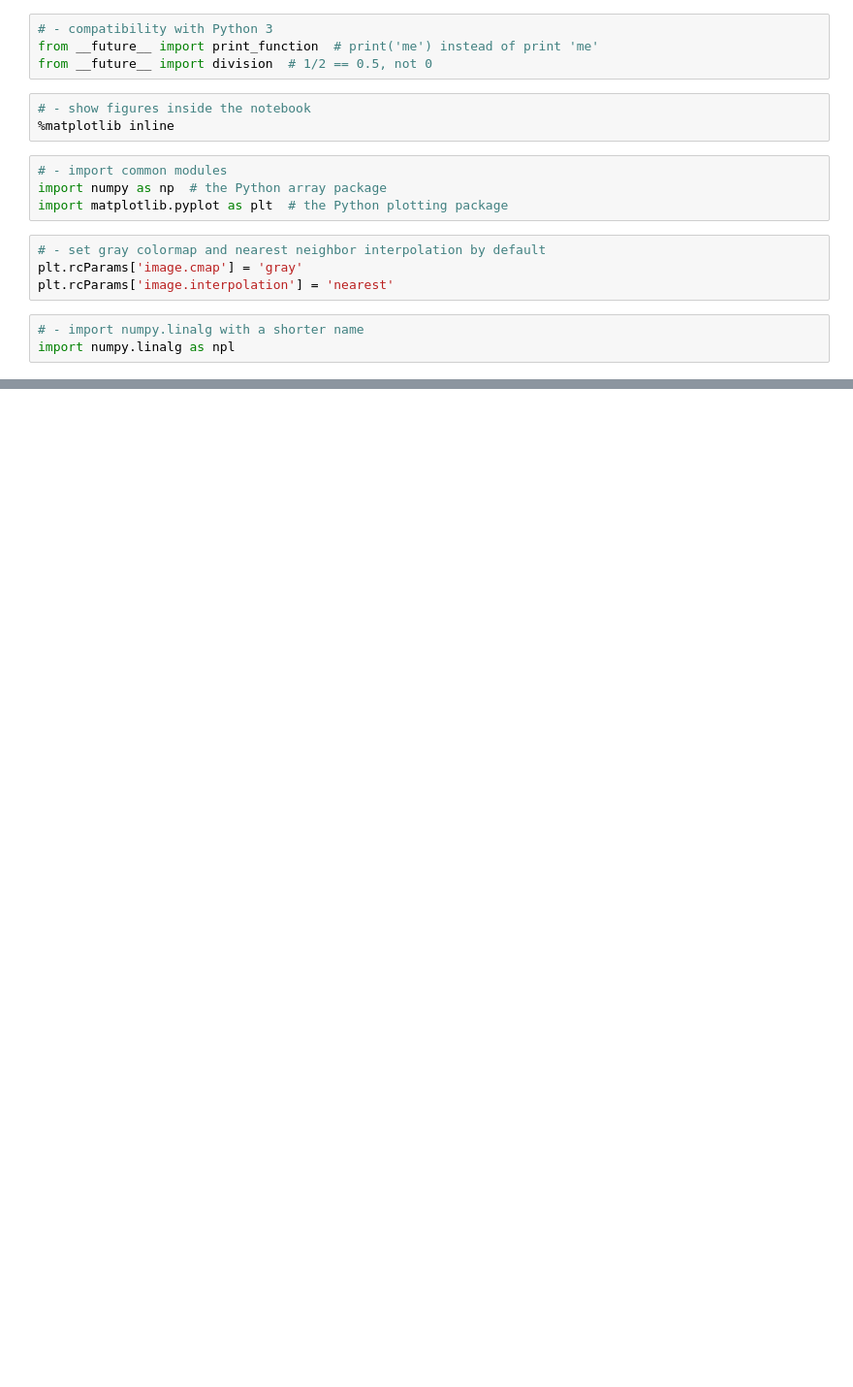
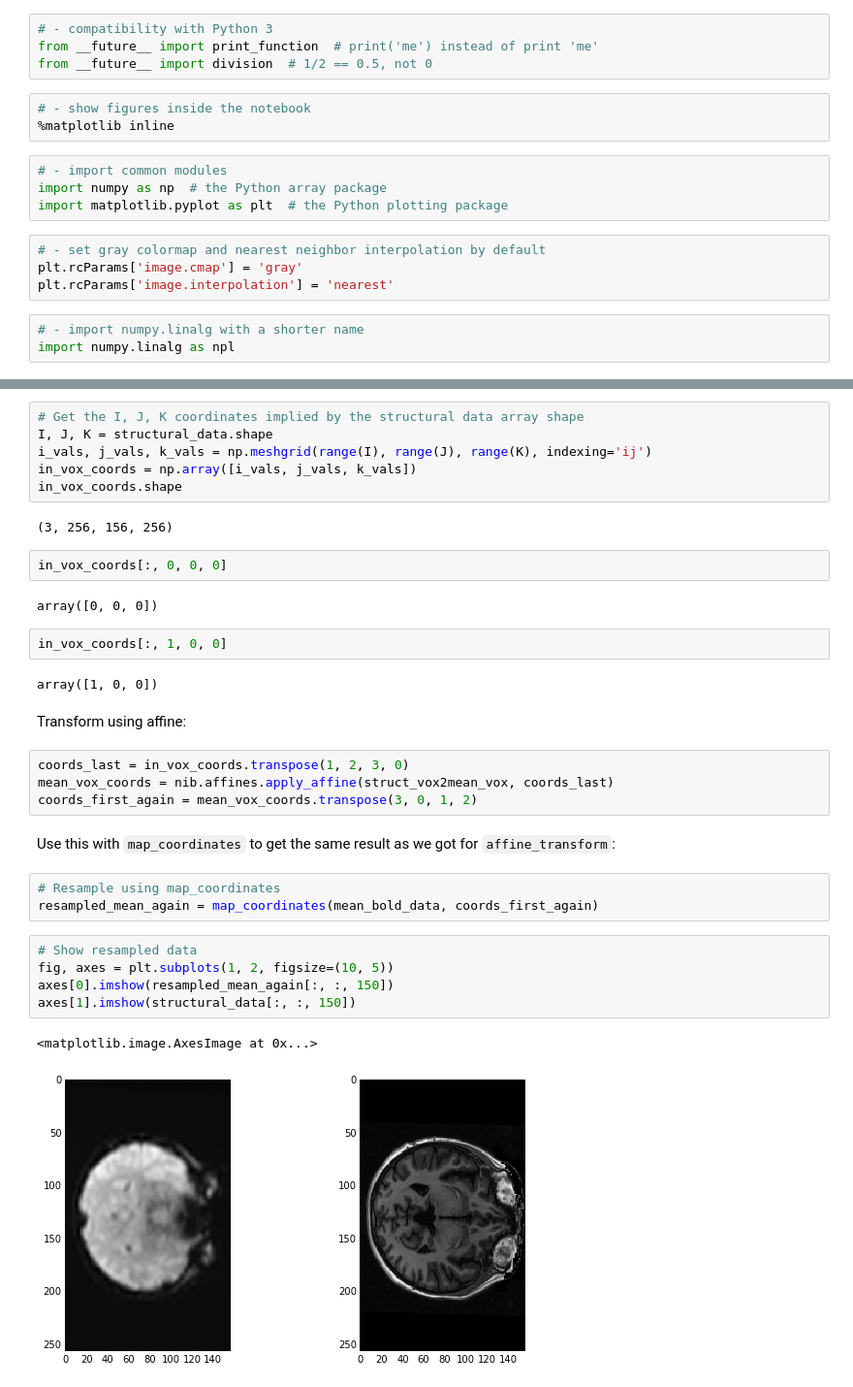
Before and after one commit to practical-neuroimaging/pna2015, a Jupyter notebook: day11/day11_introduction.ipynb, the cells around one changed output, grey strips where cells are left out. Shown at 97% size. Cells and saved outputs as stored; diff of their text form; blank space fills up the shorter version.

```diff
--- a/day11/day11_introduction.ipynb
+++ b/day11/day11_introduction.ipynb
@@ -34,0 +486,35 @@ order=1 for resampling.
+# %%
+# Get the I, J, K coordinates implied by the structural data array shape
+I, J, K = structural_data.shape
+i_vals, j_vals, k_vals = np.meshgrid(range(I), range(J), range(K), indexing='ij')
+in_vox_coords = np.array([i_vals, j_vals, k_vals])
+in_vox_coords.shape
+# %% [output]
+(3, 256, 156, 256)
+# %%
+in_vox_coords[:, 0, 0, 0]
+# %% [output]
+array([0, 0, 0])
+# %%
+in_vox_coords[:, 1, 0, 0]
+# %% [output]
+array([1, 0, 0])
+# %% [markdown]
+Transform using affine:
+# %%
+coords_last = in_vox_coords.transpose(1, 2, 3, 0)
+mean_vox_coords = nib.affines.apply_affine(struct_vox2mean_vox, coords_last)
+coords_first_again = mean_vox_coords.transpose(3, 0, 1, 2)
+# %% [markdown]
+Use this with `map_coordinates` to get the same result as we got for `affine_transform`:
+# %%
+# Resample using map_coordinates
+resampled_mean_again = map_coordinates(mean_bold_data, coords_first_again)
+# %%
+# Show resampled data
+fig, axes = plt.subplots(1, 2, figsize=(10, 5))
+axes[0].imshow(resampled_mean_again[:, :, 150])
+axes[1].imshow(structural_data[:, :, 150])
+# %% [output]
+<matplotlib.image.AxesImage at 0x...>
+[figure, added]
```
Also changed, not shown: parts of 101 cells of this notebook, 1 other file.
